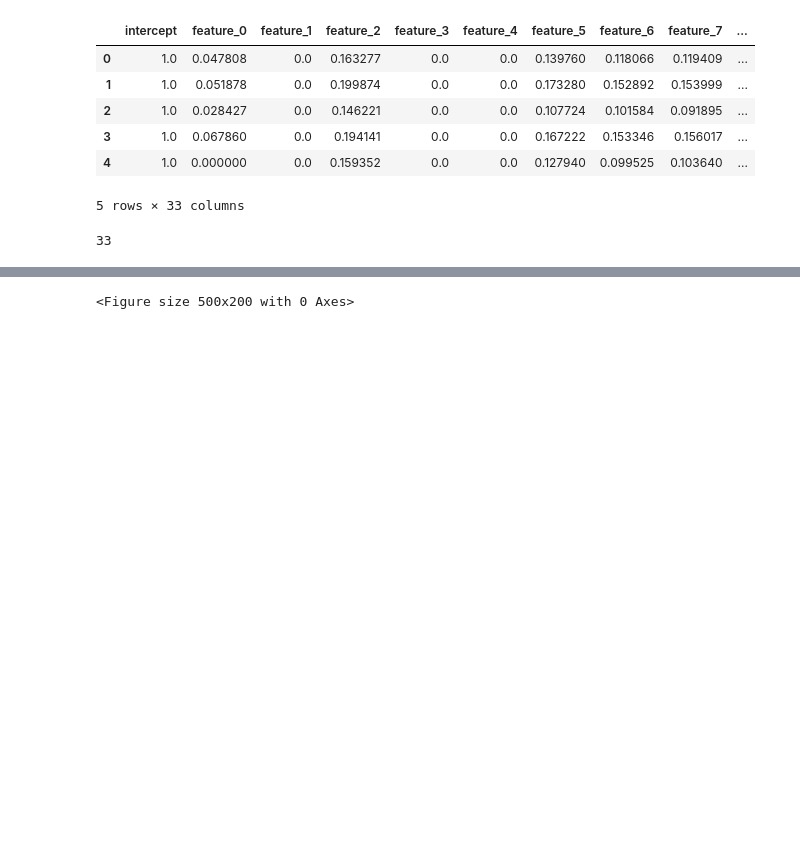
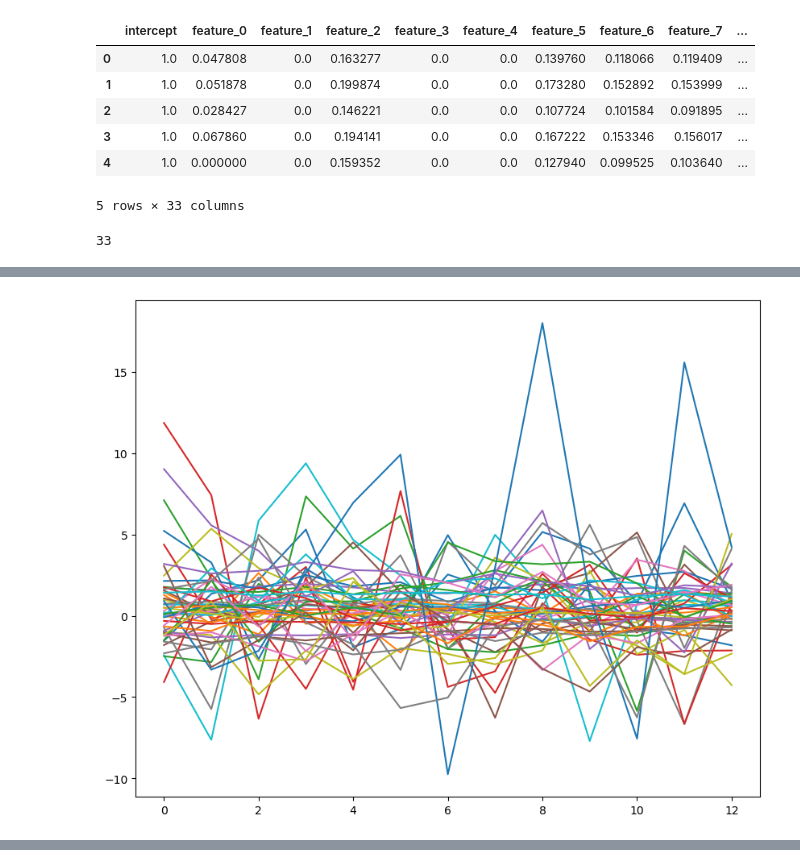
Before and after one commit to Gayara-Fernando/Bayes_for_TN, a Jupyter notebook: 5_BTS_implementation.ipynb, the cells around one changed output, grey strips where cells are left out. Saved outputs shown, nothing was run; the diff lists cells and outputs as text; code cells hidden in the pictures; blank space fills up the shorter version.

```diff
--- a/5_BTS_implementation.ipynb
+++ b/5_BTS_implementation.ipynb
@@ -305,7 +274,7 @@ def get_prioirs_and_x_beta():
 
     noise_sigma = yield root(tfd.HalfNormal(scale=2., name='noise_sigma'))
 
-    intercept_data = sub_image_0_df['intercept'].as_float32()
+    intercept_data = sub_image_0_df['intercept']
 
     return x_beta, intercept_data, noise_sigma
 # %%
@@ -356,6 +325,7 @@ Wall time: 1.14 ms
 # %%
 %%time
-plt.figure(figsize = (5,2))
-plt.plot(tf.transpose(generate_model_ar_latent.sample(50)[-1]))
+plt.figure(figsize = (10,8))
+plt.plot(tf.transpose(gam_with_latent_ar.sample(50)[-1]))
 plt.show()
 # %% [output]
+[figure, added]
@@ -363 +333,0 @@ AttributeError: 'function' object has no attribute 'sample'
-<Figure size 500x200 with 0 Axes>
```
Also changed, not shown: parts of 17 cells of this notebook.
